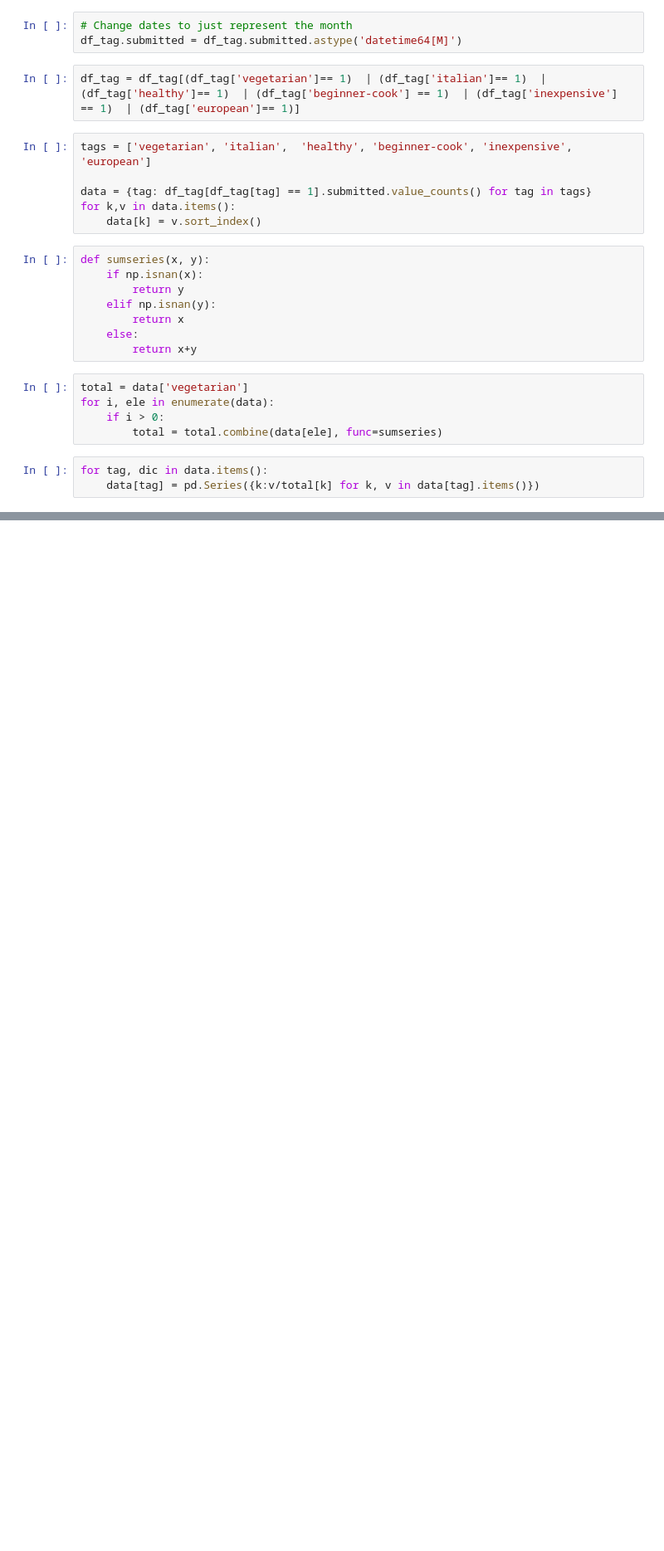
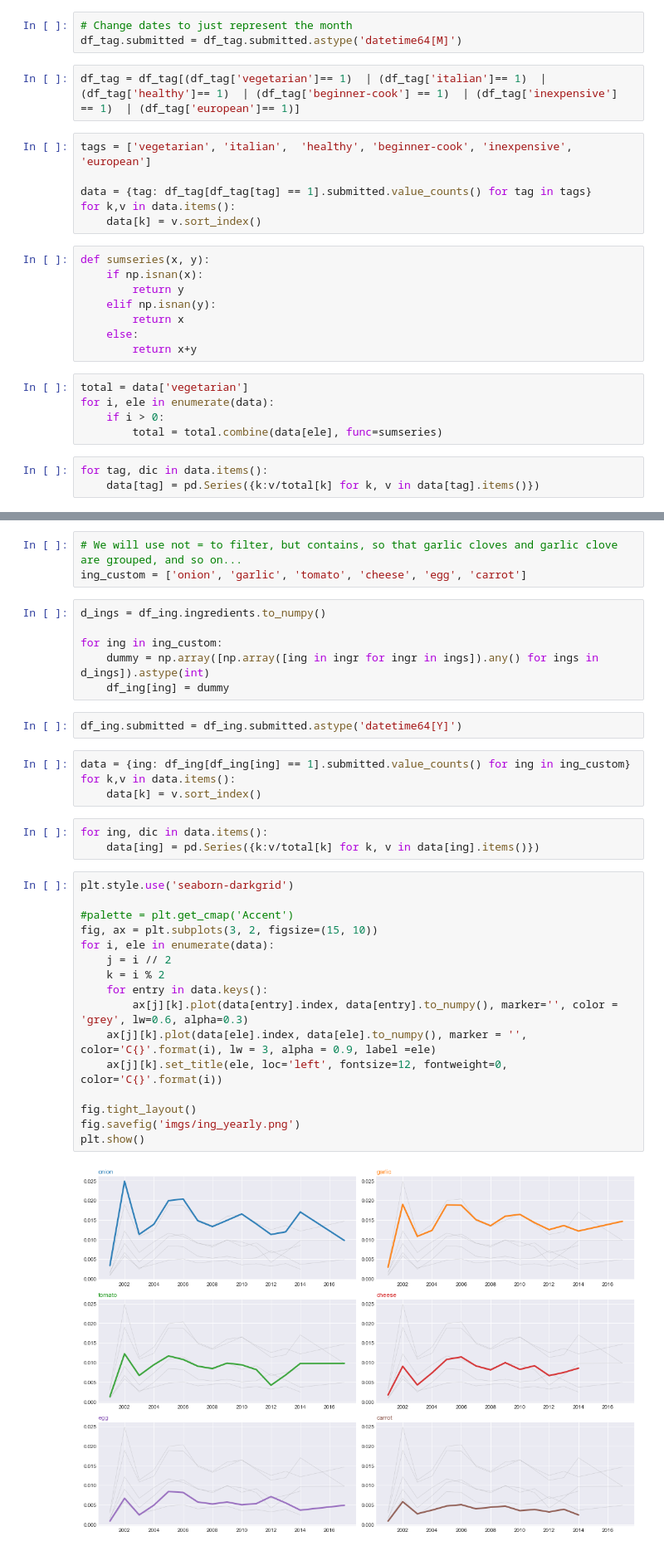
Before and after one commit to jCodingStuff/DataMadness, a Jupyter notebook: juli_mess.ipynb, the cells around one changed output, grey strips where cells are left out. Shown at 83% size. Saved outputs shown, nothing was run; the diff lists cells and outputs as text; blank space fills up the shorter version.

```diff
--- a/juli_mess.ipynb
+++ b/juli_mess.ipynb
@@ -215,0 +328,36 @@ plt.plot(df)
+# %%
+# We will use not = to filter, but contains, so that garlic cloves and garlic clove are grouped, and so on...
+ing_custom = ['onion', 'garlic', 'tomato', 'cheese', 'egg', 'carrot']
+# %%
+d_ings = df_ing.ingredients.to_numpy()
+
+for ing in ing_custom:
+    dummy = np.array([np.array([ing in ingr for ingr in ings]).any() for ings in d_ings]).astype(int)
+    df_ing[ing] = dummy
+# %%
+df_ing.submitted = df_ing.submitted.astype('datetime64[Y]')
+# %%
+data = {ing: df_ing[df_ing[ing] == 1].submitted.value_counts() for ing in ing_custom}
+for k,v in data.items():
+    data[k] = v.sort_index()
+# %%
+for ing, dic in data.items():
+    data[ing] = pd.Series({k:v/total[k] for k, v in data[ing].items()})
+# %%
+plt.style.use('seaborn-darkgrid')
+
+#palette = plt.get_cmap('Accent')
+fig, ax = plt.subplots(3, 2, figsize=(15, 10))
+for i, ele in enumerate(data):
+    j = i // 2
+    k = i % 2
+    for entry in data.keys():
+        ax[j][k].plot(data[entry].index, data[entry].to_numpy(), marker='', color = 'grey', lw=0.6, alpha=0.3)
+    ax[j][k].plot(data[ele].index, data[ele].to_numpy(), marker = '', color='C{}'.format(i), lw = 3, alpha = 0.9, label =ele)
+    ax[j][k].set_title(ele, loc='left', fontsize=12, fontweight=0, color='C{}'.format(i))
+
+fig.tight_layout()
+fig.savefig('imgs/ing_yearly.png')
+plt.show()
+# %% [output]
+[figure, added]
```
Also changed, not shown: parts of 36 cells of this notebook, 3 other files.
